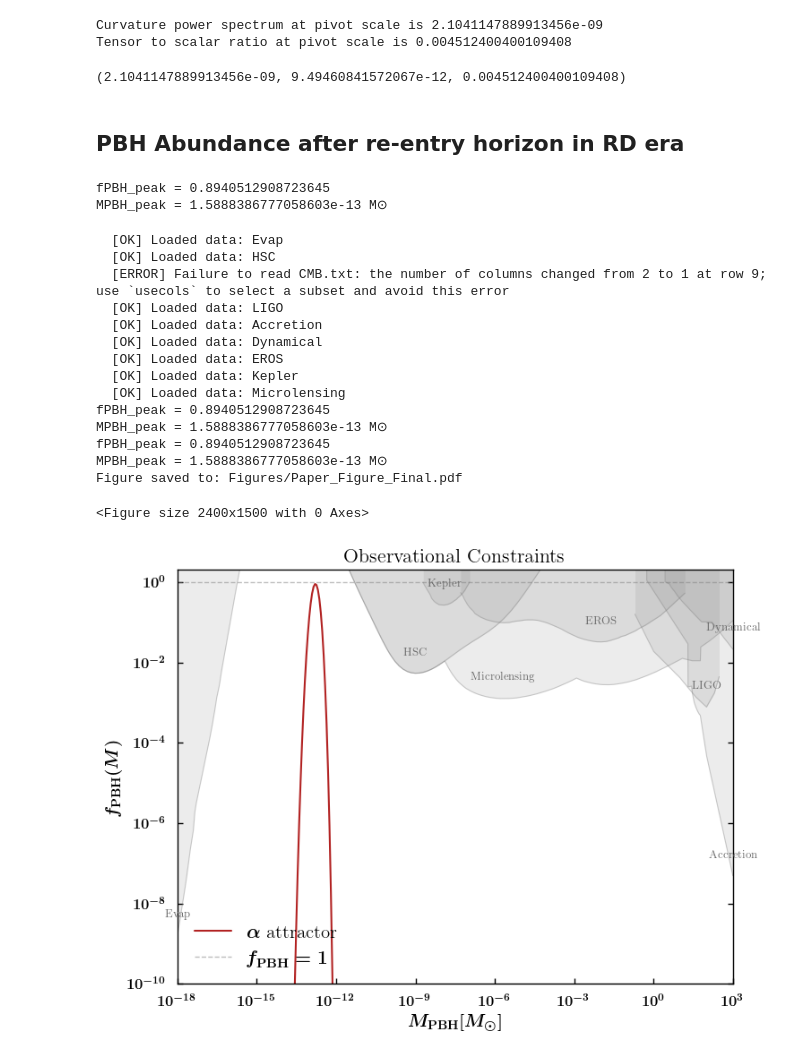
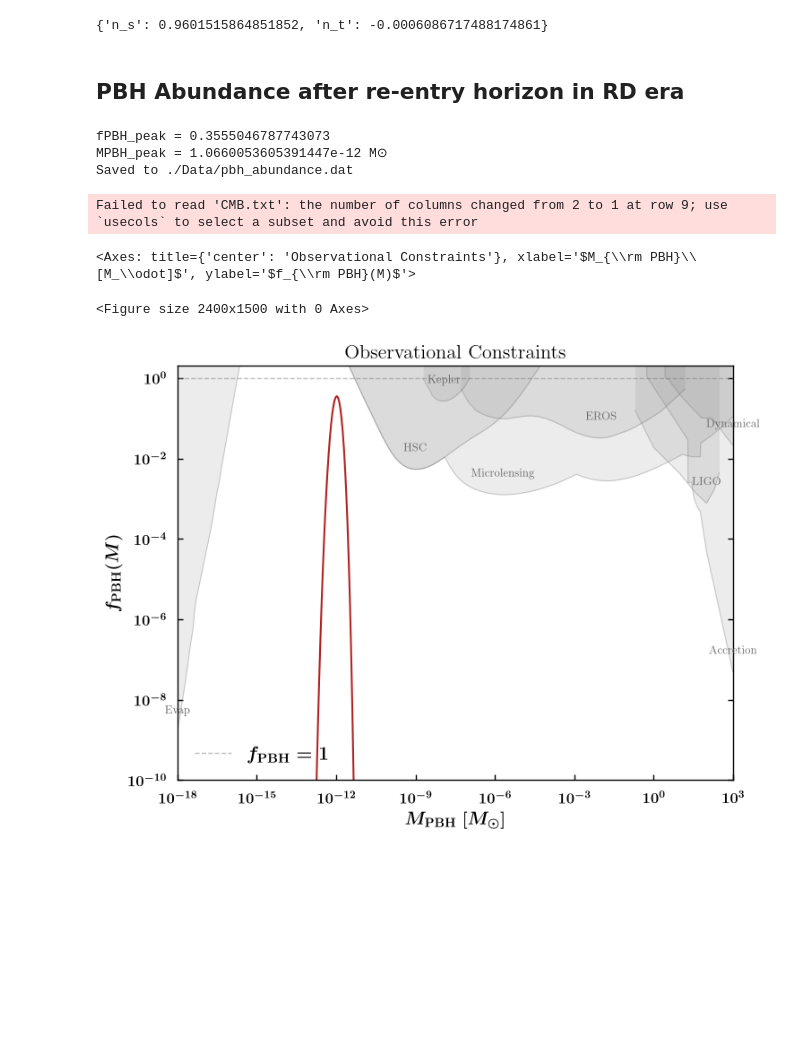
Before and after one commit to fpineda94/primordialpy, a Jupyter notebook: notebooks/PBHs/alpha_attractor-case1/alpha_attractor_PBH.ipynb, the cells around one changed output. Drawn from its saved outputs; the diff is of its cells as text; code cells hidden in the pictures; blank space fills up the shorter version.

Commit message:
fix: Fixed many issues and improve the solver for perturbations class

```diff
--- a/notebooks/PBHs/alpha_attractor-case1/alpha_attractor_PBH.ipynb
+++ b/notebooks/PBHs/alpha_attractor-case1/alpha_attractor_PBH.ipynb
@@ -11,7 +11,7 @@ import matplotlib.pyplot as plt
 # %%
 V = 'V0*(tanh(phi/sqrt(6)))**2*(1 + A*(sech((phi - phi0)/sigma))**2)'
 parameters = {'V0' : 1.448e-10, 'A' : 2.044880e-3, 'phi0' : 4.850001, 'sigma': 2.524999e-2}
-potential = PotentialFunction.from_string(V, param_values=parameters)
+potential = PotentialFunction.function(V, param_values=parameters)
 
 #Creando instancia de la clase Background.
 background = Background(potential, phi0 = 6.3)
@@ -40,47 +57,34 @@ pert.Spectral_tilts
 # %%
-pert.Power_spectra_pivot()
+print(pert.spectral_tilts)
 # %% [output]
-Curvature power spectrum at pivot scale is 2.1041147889913456e-09
-Tensor to scalar ratio at pivot scale is 0.004512400400109408
+{'n_s': 0.9601515864851852, 'n_t': -0.0006086717488174861}
-(2.1041147889913456e-09, 9.49460841572067e-12, 0.004512400400109408)
 # %% [markdown]
 ## PBH Abundance after re-entry horizon in RD era
 # %%
-pbh = PBHAbundance(pert, delta_c=0.4, gamma=0.2, gstar=107.5)
-mPBH, fPBH = pbh.fPBH(save=True)
+pbh = PBHAbundance(perturbations=pert, delta_c=0.4, gamma=0.2, gstar=107.5)
+mPBH, fPBH = pbh.fPBH()
+pbh.save_pbh(path='./Data')
 # %% [output]
-fPBH_peak = 0.8940512908723645
-MPBH_peak = 1.5888386777058603e-13 M⊙
+fPBH_peak = 0.3555046787743073
+MPBH_peak = 1.0660053605391447e-12 M⊙
+Saved to ./Data/pbh_abundance.dat
 # %%
 constraints = PBHConstraints()
 constraints.add_bound('Evap', 'Evaporation.txt')
 constraints.add_bound('HSC',  'HSC.txt')
 constraints.add_bound('CMB', 'CMB.txt')
 constraints.add_bound('LIGO', 'LIGO.txt')
 constraints.add_bound('Accretion', 'Accretion.txt')
 constraints.add_bound('Dynamical', 'Dynamical.txt')
 constraints.add_bound('EROS', 'EROS.txt')
 constraints.add_bound('Kepler', 'Kepler.txt')
 constraints.add_bound('Microlensing', 'Microlensing.txt')
 
-
-constraints.plot_constraints(pbh, label= r"$\alpha$ attractor", filename='Paper_Figure_Final.pdf')
+constraints.plot_constraints(m_pbh=mPBH, f_pbh=fPBH)
 # %% [output]
-  [OK] Loaded data: Evap
-  [OK] Loaded data: HSC
-  [ERROR] Failure to read CMB.txt: the number of columns changed from 2 to 1 at row 9; use `usecols` to select a subset and avoid this error
-  [OK] Loaded data: LIGO
-  [OK] Loaded data: Accretion
-  [OK] Loaded data: Dynamical
-  [OK] Loaded data: EROS
-  [OK] Loaded data: Kepler
-  [OK] Loaded data: Microlensing
-fPBH_peak = 0.8940512908723645
-MPBH_peak = 1.5888386777058603e-13 M⊙
-fPBH_peak = 0.8940512908723645
-MPBH_peak = 1.5888386777058603e-13 M⊙
-Figure saved to: Figures/Paper_Figure_Final.pdf
+Failed to read 'CMB.txt': the number of columns changed from 2 to 1 at row 9; use `usecols` to select a subset and avoid this error
-<Figure size 2400x1500 with 0 Axes>
+<Axes: title={'center': 'Observational Constraints'}, xlabel='$M_{\\rm PBH}\\ [M_\\odot]$', ylabel='$f_{\\rm PBH}(M)$'>
+<Figure size 2400x1500 with 0 Axes>
-[figure, old version]
+[figure, new version]
 # %%
 gw = InducedGW(perturbations=pert)
```
Also changed, not shown: parts of 7 cells of this notebook, 13 other files.
